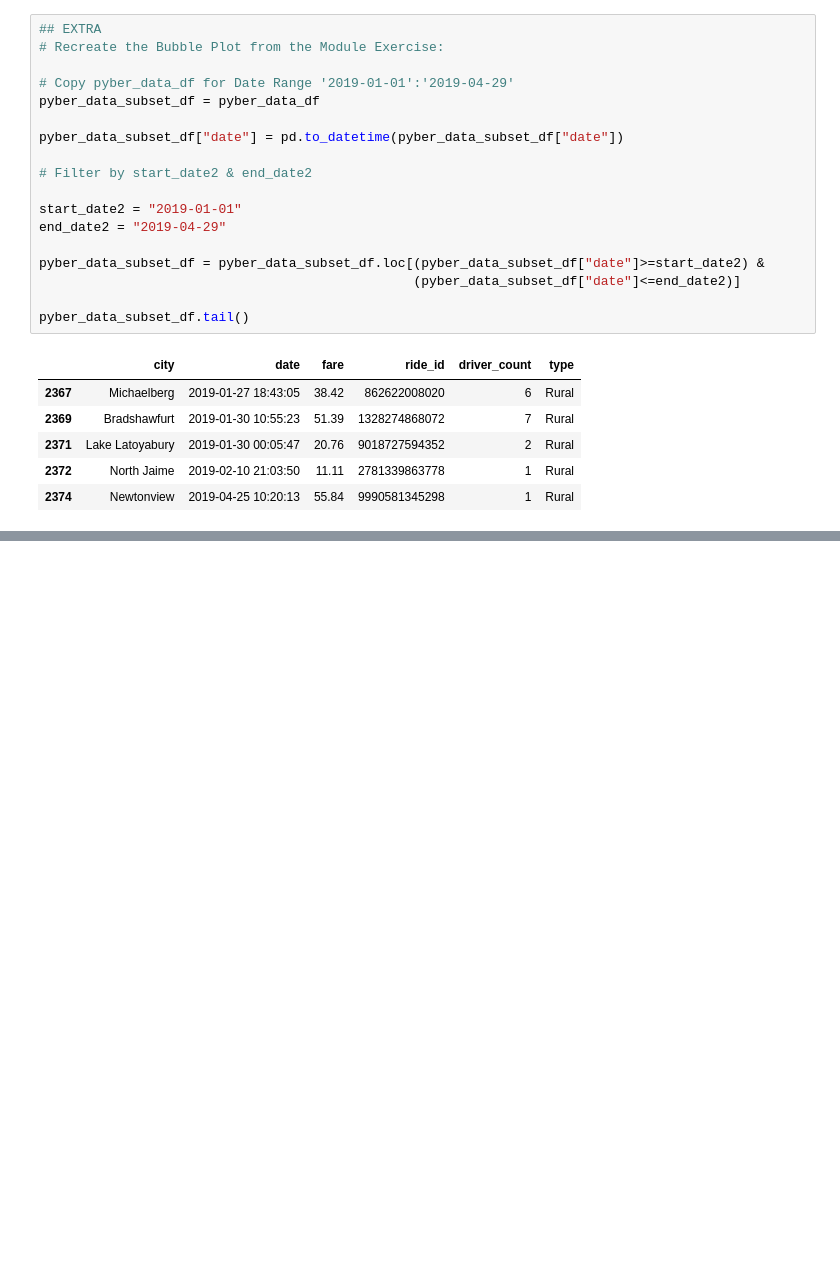
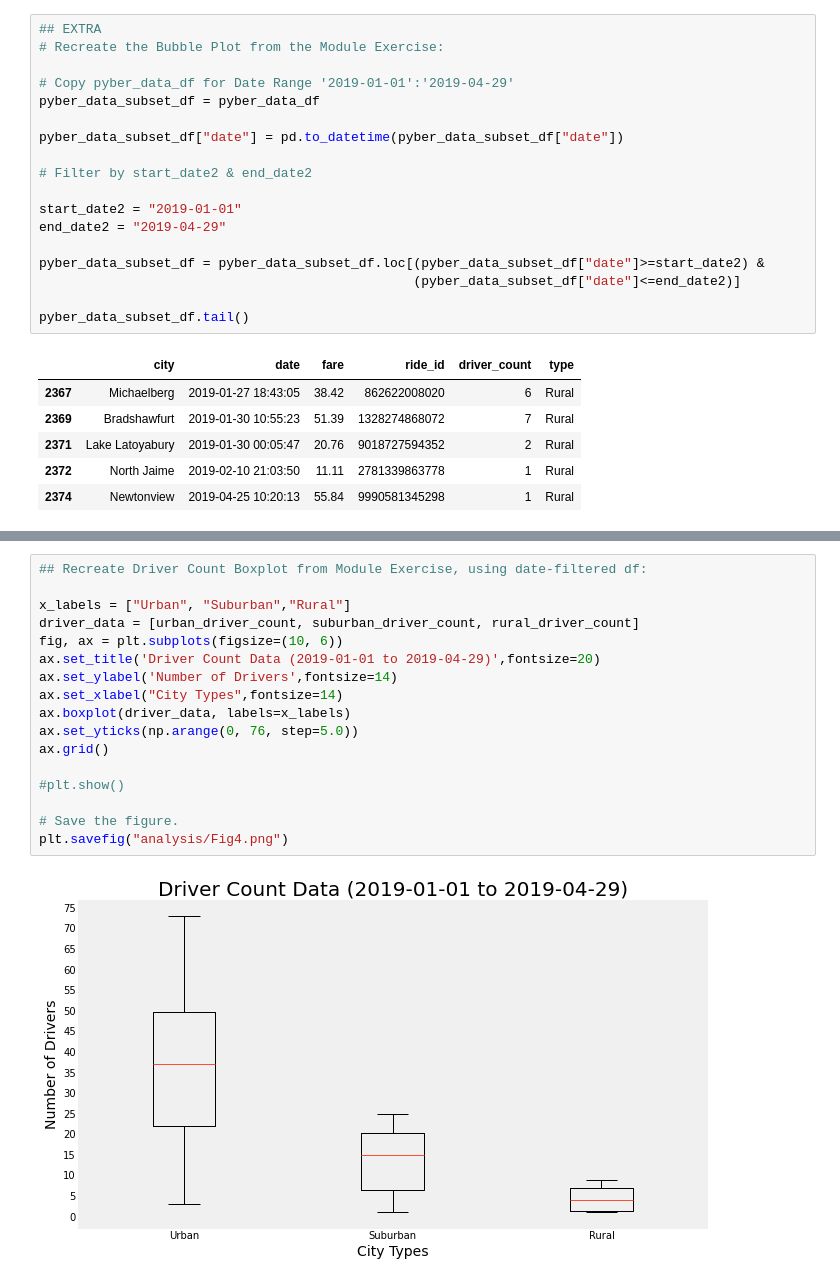
Before and after one commit to TPapiernik/Module_05_Challenge, a Jupyter notebook: PyBer_Challenge.ipynb, the cells around one changed output, grey strips where cells are left out. Cells and saved outputs as stored; diff of their text form; blank space fills up the shorter version.

```diff
--- a/PyBer_Challenge.ipynb
+++ b/PyBer_Challenge.ipynb
@@ -368,0 +536,19 @@ plt.savefig("analysis/Fig3.png", bbox_inches="tight")
+# %%
+## Recreate Driver Count Boxplot from Module Exercise, using date-filtered df:
+
+x_labels = ["Urban", "Suburban","Rural"]
+driver_data = [urban_driver_count, suburban_driver_count, rural_driver_count]
+fig, ax = plt.subplots(figsize=(10, 6))
+ax.set_title('Driver Count Data (2019-01-01 to 2019-04-29)',fontsize=20)
+ax.set_ylabel('Number of Drivers',fontsize=14)
+ax.set_xlabel("City Types",fontsize=14)
+ax.boxplot(driver_data, labels=x_labels)
+ax.set_yticks(np.arange(0, 76, step=5.0))
+ax.grid()
+
+#plt.show()
+
+# Save the figure.
+plt.savefig("analysis/Fig4.png")
+# %% [output]
+[figure, added]
```
Also changed, not shown: parts of 4 cells of this notebook, 3 other files.
